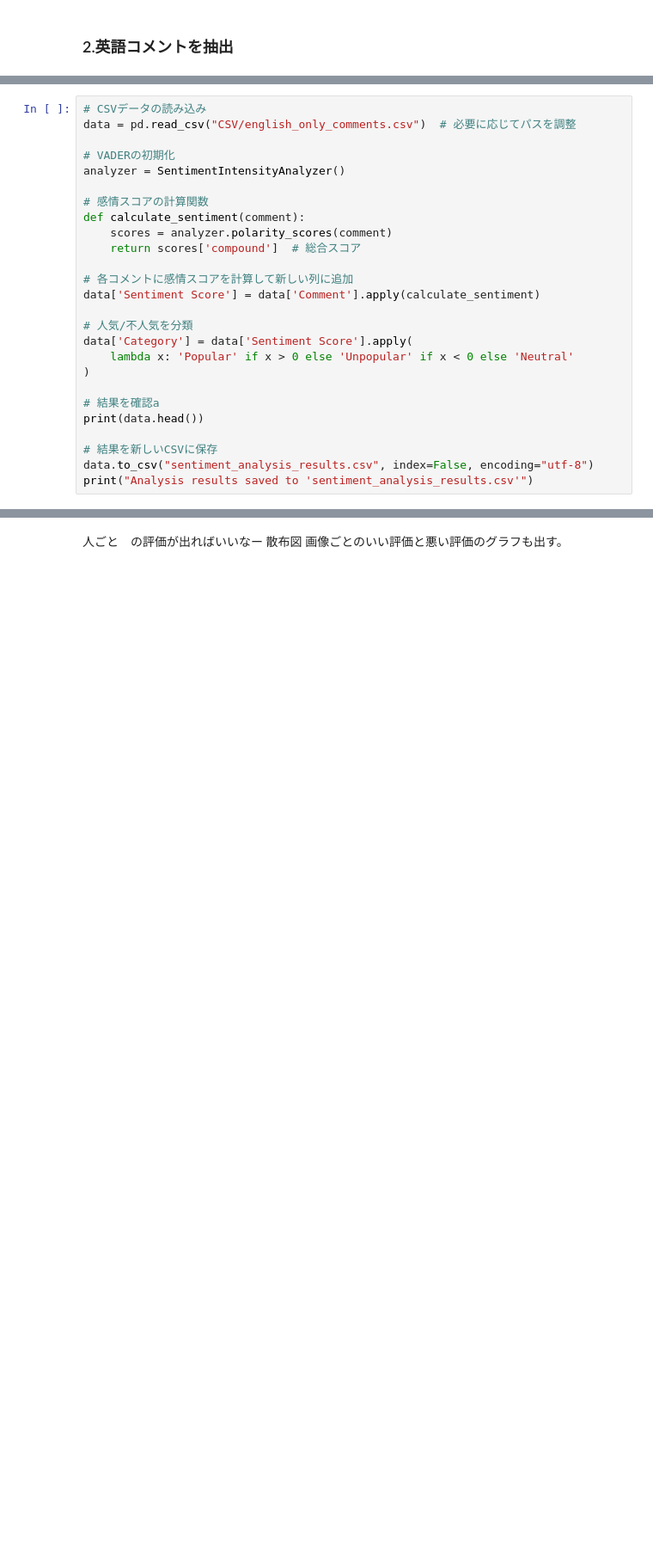
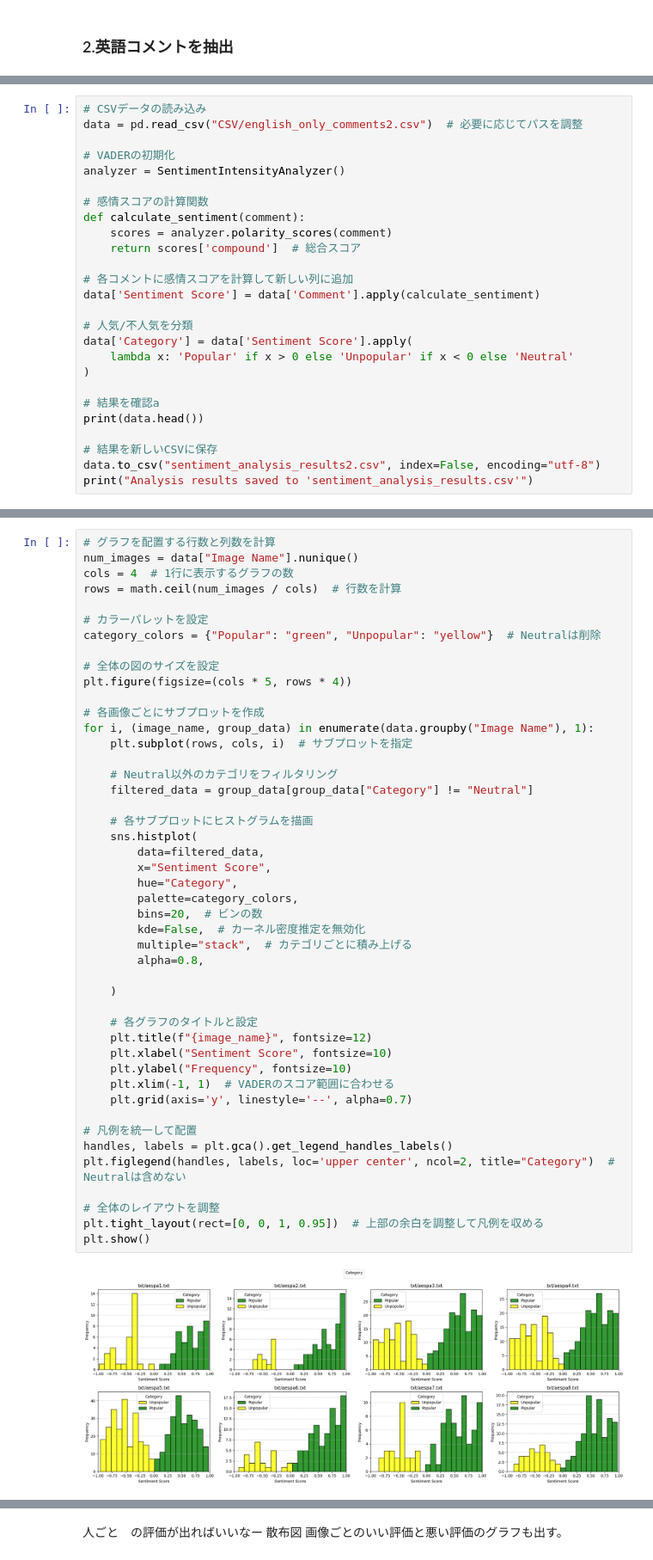
Before and after one commit to DanGaRa215/-b1, a Jupyter notebook: コメント分析main.ipynb, the cells around one changed output, grey strips where cells are left out. Shown at 86% size. Cells and saved outputs as stored; diff of their text form; blank space fills up the shorter version.

```diff
--- a/コメント分析main.ipynb
+++ b/コメント分析main.ipynb
@@ -127,6 +131,6 @@ print(f"英語コメントのみを抽出したデータを {output_file_path}
 # %%
 # CSVデータの読み込み
-data = pd.read_csv("CSV/english_only_comments.csv")  # 必要に応じてパスを調整
+data = pd.read_csv("CSV/english_only_comments2.csv")  # 必要に応じてパスを調整
 
 # VADERの初期化
 analyzer = SentimentIntensityAnalyzer()
@@ -148,6 +152,6 @@ data['Category'] = data['Sentiment Score'].apply(
 print(data.head())
 
 # 結果を新しいCSVに保存
-data.to_csv("sentiment_analysis_results.csv", index=False, encoding="utf-8")
+data.to_csv("sentiment_analysis_results2.csv", index=False, encoding="utf-8")
 print("Analysis results saved to 'sentiment_analysis_results.csv'")
 # %% [output]
@@ -248,0 +248,48 @@ plt.show()
+# %%
+# グラフを配置する行数と列数を計算
+num_images = data["Image Name"].nunique()
+cols = 4  # 1行に表示するグラフの数
+rows = math.ceil(num_images / cols)  # 行数を計算
+
+# カラーパレットを設定
+category_colors = {"Popular": "green", "Unpopular": "yellow"}  # Neutralは削除
+
+# 全体の図のサイズを設定
+plt.figure(figsize=(cols * 5, rows * 4))
+
+# 各画像ごとにサブプロットを作成
+for i, (image_name, group_data) in enumerate(data.groupby("Image Name"), 1):
+    plt.subplot(rows, cols, i)  # サブプロットを指定
+
+    # Neutral以外のカテゴリをフィルタリング
+    filtered_data = group_data[group_data["Category"] != "Neutral"]
+
+    # 各サブプロットにヒストグラムを描画
+    sns.histplot(
+        data=filtered_data,
+        x="Sentiment Score",
+        hue="Category",
+        palette=category_colors,
+        bins=20,  # ビンの数
+        kde=False,  # カーネル密度推定を無効化
+        multiple="stack",  # カテゴリごとに積み上げる
+        alpha=0.8,
+
+    )
+
+    # 各グラフのタイトルと設定
+    plt.title(f"{image_name}", fontsize=12)
+    plt.xlabel("Sentiment Score", fontsize=10)
+    plt.ylabel("Frequency", fontsize=10)
+    plt.xlim(-1, 1)  # VADERのスコア範囲に合わせる
+    plt.grid(axis='y', linestyle='--', alpha=0.7)
+
+# 凡例を統一して配置
+handles, labels = plt.gca().get_legend_handles_labels()
+plt.figlegend(handles, labels, loc='upper center', ncol=2, title="Category")  # Neutralは含めない
+
+# 全体のレイアウトを調整
+plt.tight_layout(rect=[0, 0, 1, 0.95])  # 上部の余白を調整して凡例を収める
+plt.show()
+# %% [output]
+[figure, added]
```
Also changed, not shown: parts of 11 cells of this notebook, 25 other files.
